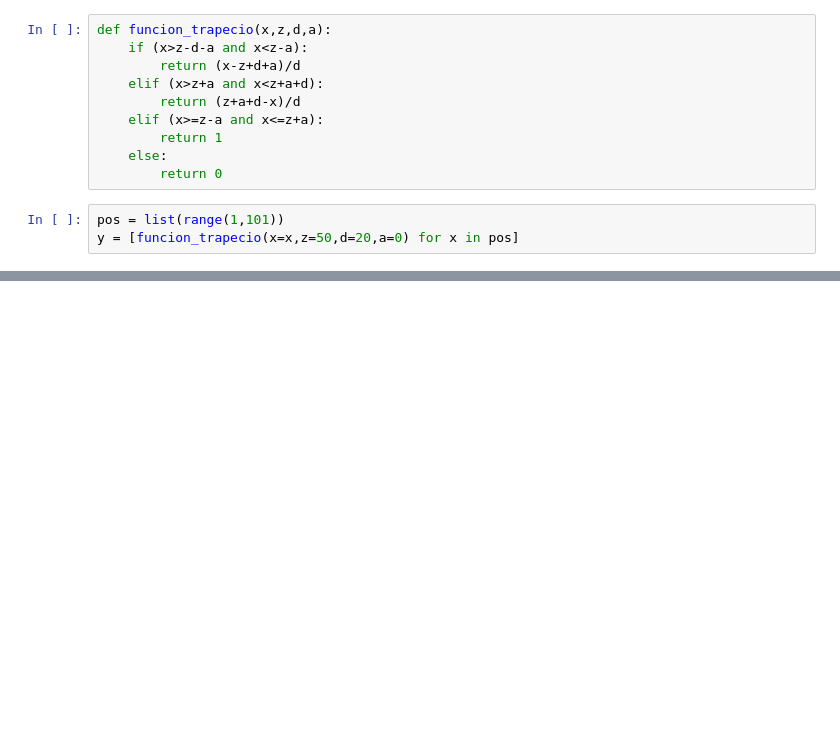
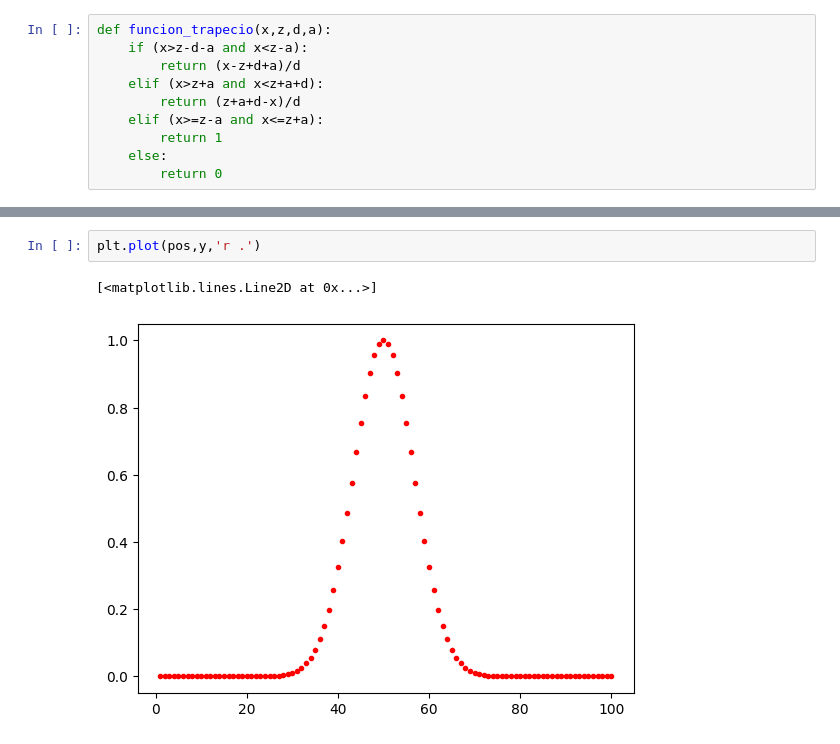
Before and after one commit to rmserra/proyecto-de-graduacion, a Jupyter notebook: modelo_sinpoo.ipynb, the cells around one changed output, grey strips where cells are left out. Saved outputs shown, nothing was run; the diff lists cells and outputs as text; blank space fills up the shorter version.

```diff
--- a/modelo_sinpoo.ipynb
+++ b/modelo_sinpoo.ipynb
@@ -833,6 +808,3 @@ def funcion_trapecio(x,z,d,a):
         return 1
     else:
         return 0
-# %%
-pos = list(range(1,101))
-y = [funcion_trapecio(x=x,z=50,d=20,a=0) for x in pos]
@@ -838,0 +849,5 @@ y = [funcion_trapecio(x=x,z=50,d=20,a=0) for x in pos]
+# %%
+plt.plot(pos,y,'r .')
+# %% [output]
+[<matplotlib.lines.Line2D at 0x...>]
+[figure, added]
```
Also changed, not shown: parts of 19 cells of this notebook, 1 other file.
